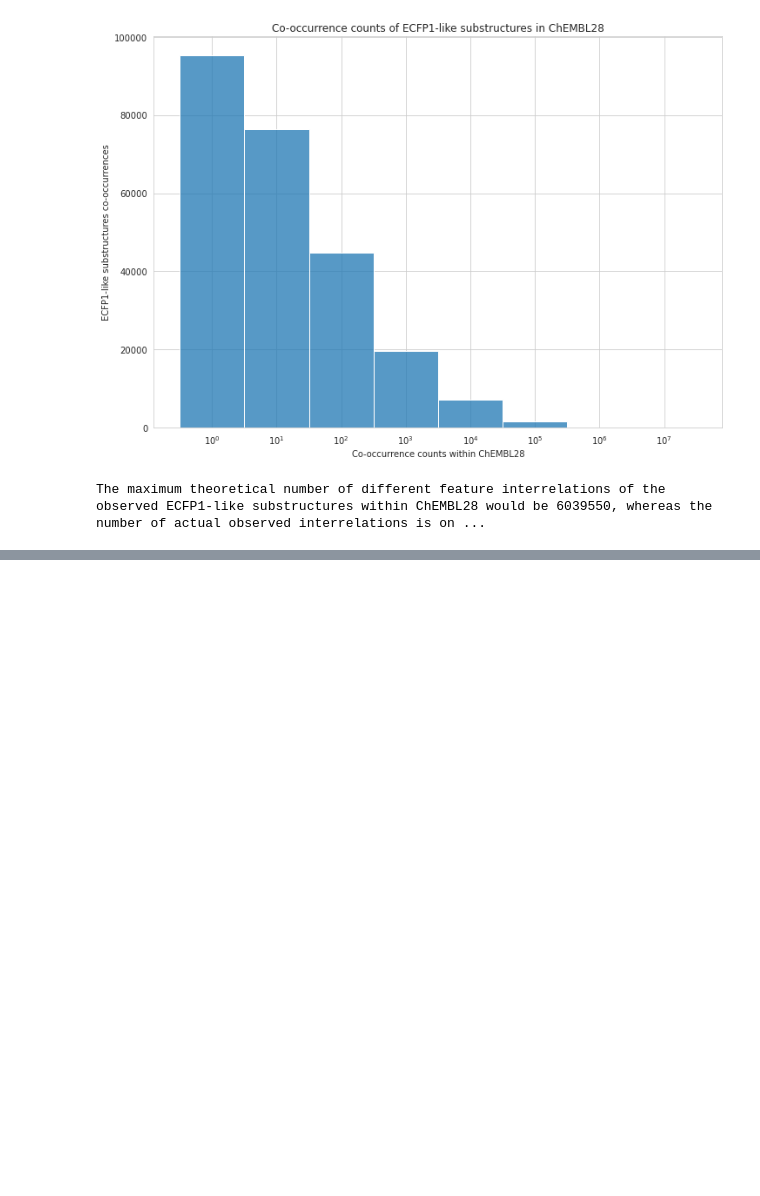
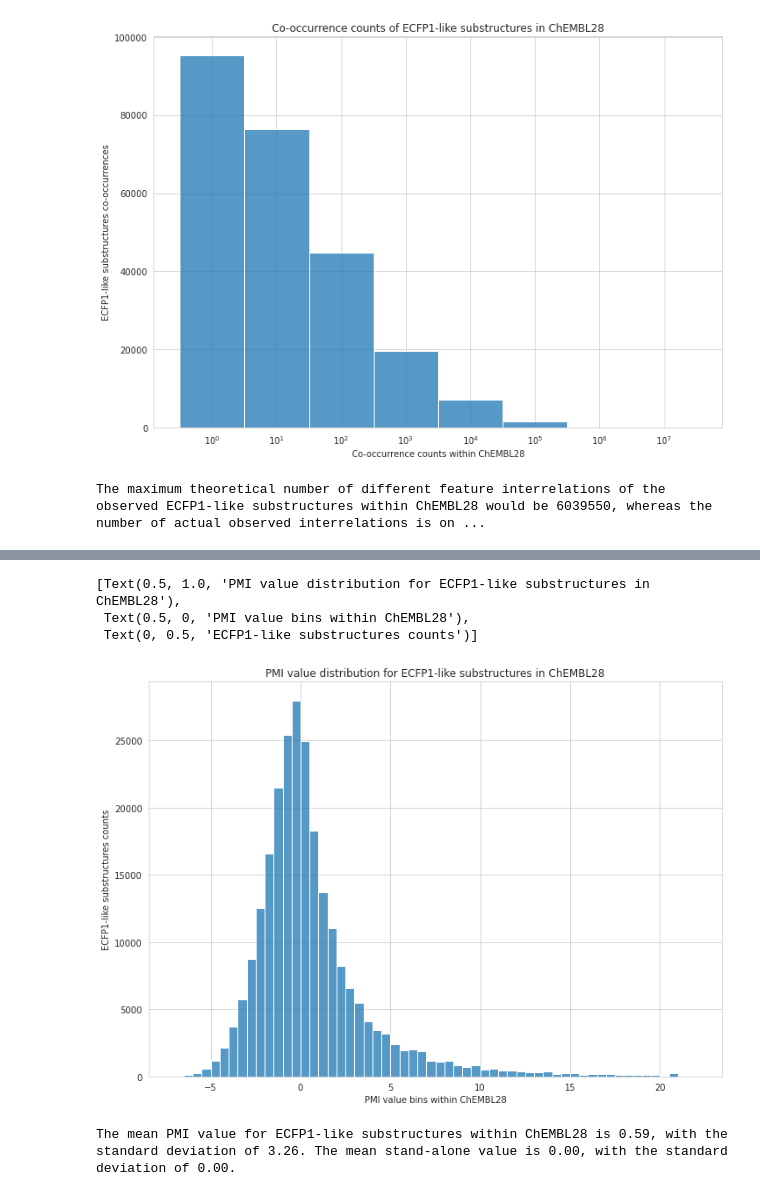
Before and after one commit to cmeloi/fip3, a Jupyter notebook: docs/cookbook/basic_interrelation_analysis.ipynb, the cells around one changed output, grey strips where cells are left out. Drawn from its saved outputs; the diff is of its cells as text; code cells hidden in the pictures; blank space fills up the shorter version.

```diff
--- a/docs/cookbook/basic_interrelation_analysis.ipynb
+++ b/docs/cookbook/basic_interrelation_analysis.ipynb
@@ -10,6 +10,7 @@ from fip import profiles
 DATASET_NAME = 'ChEMBL28'
 FEATURES_NAME = 'ECFP1-like substructures'
 COOCCURRENCE_MX_LINK = '../../scratch/data/chembl_28/ec_fragments_r1_coomx.csv'
+COOCCURRENCE_MX_VECTOR_COUNT = 2066376
 # %% [markdown]
 ## Loading interrelation profiles
 From interrelation files already preprocessed by scripts in fip3/scripts
@@ -112,0 +126,5 @@ The maximum theoretical number of different feature interrelations of the observ
+# %%
+p = profiles.PointwiseMutualInformationProfile.from_cooccurrence_probability_profile(
+    profiles.CooccurrenceProbabilityProfile.from_cooccurrence_profile(
+        p, vector_count=COOCCURRENCE_MX_VECTOR_COUNT))
+p
@@ -112,0 +150,3 @@ The maximum theoretical number of different feature interrelations of the observ
+# %%
+pmi_values = p.select_raw_interrelations()['value']
+pmi_values
@@ -112,0 +167,20 @@ The maximum theoretical number of different feature interrelations of the observ
+# %%
+a4_dims = (11.7, 8.27)
+sns.set_style("whitegrid")
+fig, ax = plt.subplots(figsize=a4_dims)
+sns.histplot(pmi_values, binwidth=0.5, binrange=(-7, 22))
+ax.set(title=f"PMI value distribution for {FEATURES_NAME} in {DATASET_NAME}",
+        xlabel=f"PMI value bins within {DATASET_NAME}", ylabel=f"{FEATURES_NAME} counts")
+# %% [output]
+[Text(0.5, 1.0, 'PMI value distribution for ECFP1-like substructures in ChEMBL28'),
+ Text(0.5, 0, 'PMI value bins within ChEMBL28'),
+ Text(0, 0.5, 'ECFP1-like substructures counts')]
+[figure, added]
+# %%
+print(f"The mean PMI value for {FEATURES_NAME} within {DATASET_NAME} \
+is {p.mean_raw_interrelation_value():.2f}, \
+with the standard deviation of {p.standard_raw_interrelation_deviation():.2f}. \
+The mean stand-alone value is {p.mean_self_relation_value():.2f}, \
+with the standard deviation of {p.standard_self_relation_deviation():.2f}.")
+# %% [output]
+The mean PMI value for ECFP1-like substructures within ChEMBL28 is 0.59, with the standard deviation of 3.26. The mean stand-alone value is 0.00, with the standard deviation of 0.00.
```
Also changed, not shown: parts of 10 cells of this notebook.
